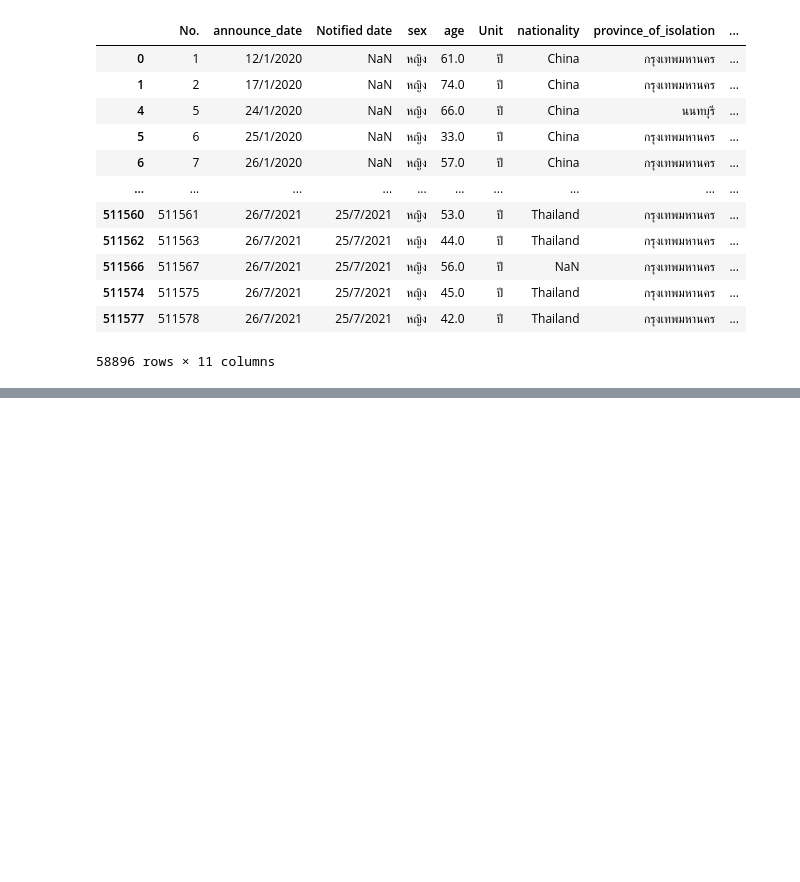
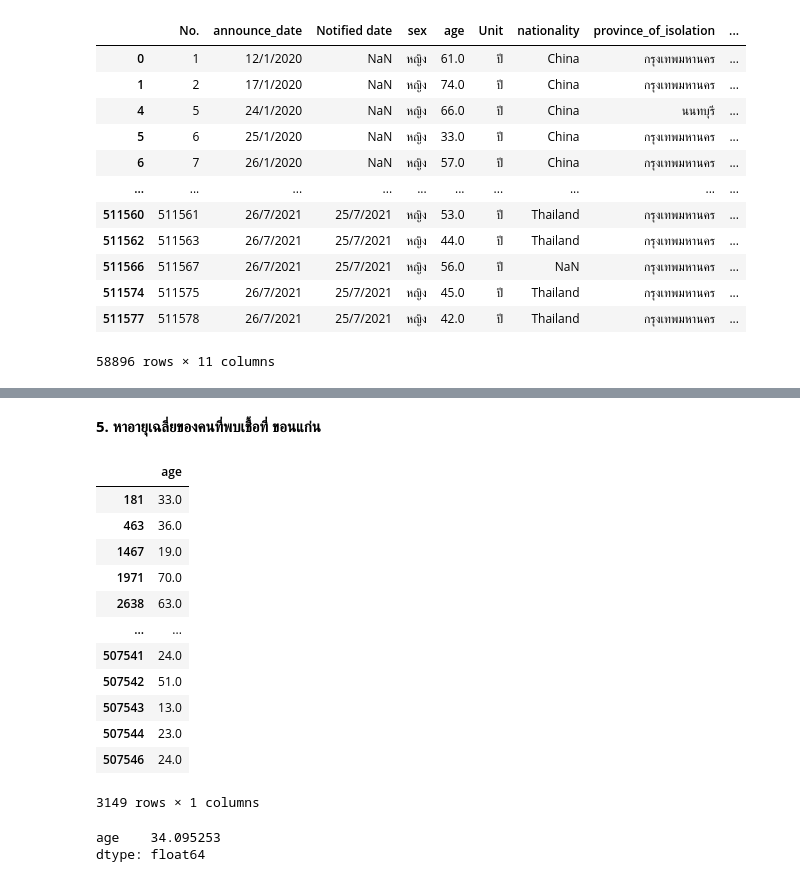
Before and after one commit to jittakorn-ch/DWDM21, a Jupyter notebook: Data_Preprocessing_(Chapter3).ipynb, the cells around one changed output, grey strips where cells are left out. Cells and saved outputs as stored; diff of their text form; code cells hidden in the pictures; blank space fills up the shorter version.

```diff
--- a/Data_Preprocessing_(Chapter3).ipynb
+++ b/Data_Preprocessing_(Chapter3).ipynb
@@ -584,0 +663,24 @@ data_cases2[pro_bkk & pro_female]
+# %% [markdown]
+**5. หาอายุเฉลี่ยของคนที่พบเชื้อที่ ขอนแก่น**
+# %%
+kh_onset = data_cases2[(data_cases2['province_of_onset']=='ขอนแก่น')]
+kh_onset[['age']]
+# %% [output]
+|  | age |
+| 181 | 33.0 |
+| 463 | 36.0 |
+| 1467 | 19.0 |
+| 1971 | 70.0 |
+| 2638 | 63.0 |
+| ... | ... |
+| 507541 | 24.0 |
+| 507542 | 51.0 |
+| 507543 | 13.0 |
+| 507544 | 23.0 |
+| 507546 | 24.0 |
+3149 rows × 1 columns
+# %%
+kh_onset[['age']].mean()
+# %% [output]
+age    34.095253
+dtype: float64
```
Also changed, not shown: parts of 12 cells of this notebook.
